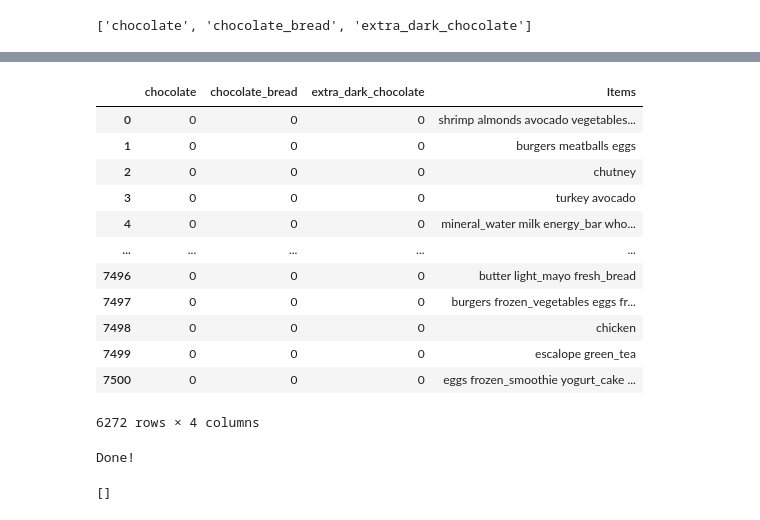
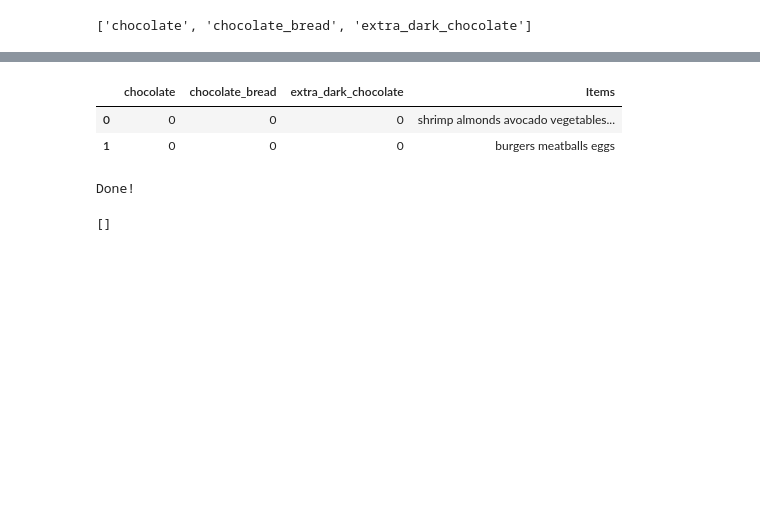
Before and after one commit to Meiyun-Tan/kkbAssignment, a Jupyter notebook: BI04名企班/名企BI04lesson02_Action1_购物篮可视化.ipynb, the cells around one changed output, grey strips where cells are left out. Drawn from its saved outputs; the diff is of its cells as text; code cells hidden in the pictures; blank space fills up the shorter version.

```diff
--- a/BI04名企班/名企BI04lesson02_Action1_购物篮可视化.ipynb
+++ b/BI04名企班/名企BI04lesson02_Action1_购物篮可视化.ipynb
@@ -624,21 +500,11 @@ join_df
 # %%
 # chocolate列中没有出现chocolate的订单
 filtered_df = join_df[join_df['chocolate'] == 0]
-filtered_df
+filtered_df.head(2)
 # %% [output]
 |  | chocolate | chocolate_bread | extra_dark_chocolate | Items |
 | 0 | 0 | 0 | 0 | shrimp almonds avocado vegetables... |
 | 1 | 0 | 0 | 0 | burgers meatballs eggs |
-| 2 | 0 | 0 | 0 | chutney |
-| 3 | 0 | 0 | 0 | turkey avocado |
-| 4 | 0 | 0 | 0 | mineral_water milk energy_bar who... |
-| ... | ... | ... | ... | ... |
-| 7496 | 0 | 0 | 0 | butter light_mayo fresh_bread |
-| 7497 | 0 | 0 | 0 | burgers frozen_vegetables eggs fr... |
-| 7498 | 0 | 0 | 0 | chicken |
-| 7499 | 0 | 0 | 0 | escalope green_tea |
-| 7500 | 0 | 0 | 0 | eggs frozen_smoothie yogurt_cake ... |
-6272 rows × 4 columns
 # %%
 # 查下是否有漏记订单
 index_list = []
```
Also changed, not shown: parts of 21 cells of this notebook.
